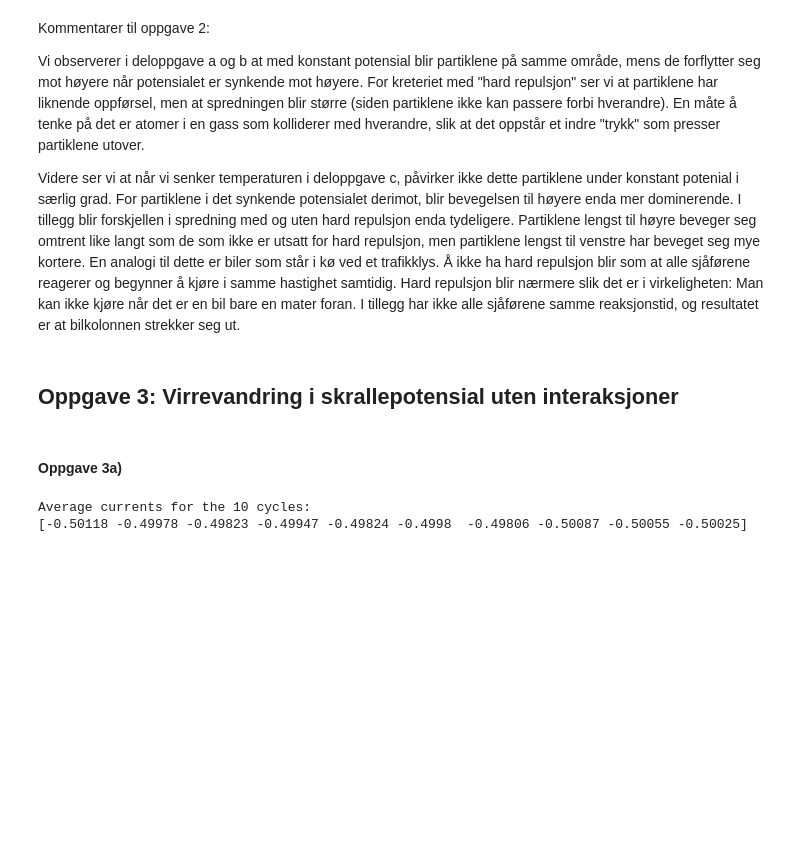
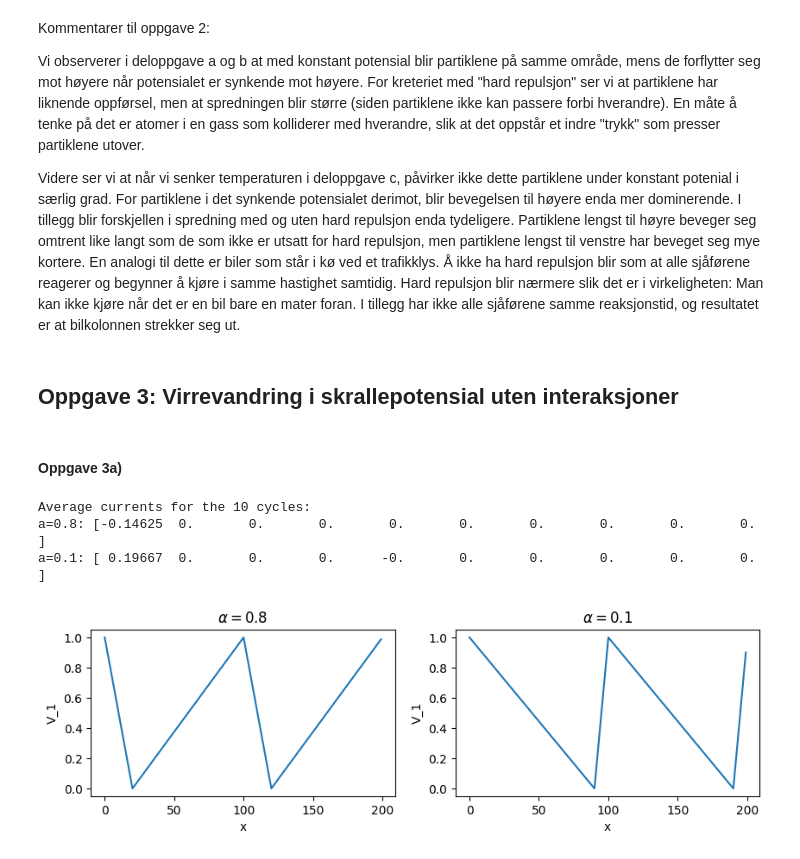
Before and after one commit to einaraarnaes/Prosjekt2, a Jupyter notebook: code.ipynb, the cells around one changed output. Cells and saved outputs as stored; diff of their text form; code cells hidden in the pictures; blank space fills up the shorter version.

```diff
--- a/code.ipynb
+++ b/code.ipynb
@@ -240,43 +241,64 @@ Videre ser vi at når vi senker temperaturen i deloppgave c, påvirker ikke dett
 # %%
 alpha = 0.8
 T_p = 500
 h = 1
 N_x = 100
 N_p = 12*N_x
 bk = 1000
 cycles = 10
 
 def V_1(x):
-    return np.where(x <= alpha*N_x, x/(alpha*N_x), x/((1-alpha)*N_x))
+    per_x = x%(N_x)-(1-alpha)*N_x
+    return np.where(per_x > 0, per_x/(alpha*N_x), -per_x/((1-alpha)*N_x))
 
-def V_2(x):
-    return 1
+p_0 = np.repeat(np.arange(0, 2*N_x, 1), N_p/(2*N_x))
 
+def run_cycles(cycles):
+    positions = np.repeat(np.arange(0, 2*N_x, 1), N_p/(2*N_x))
 
-positions = np.repeat(np.arange(0, 2*N_x, 1), N_p/(2*N_x))
+    currents = np.zeros(cycles)
 
-currents = np.zeros(cycles)
+    for i in range(cycles):
+        J_sum = 0
+        for j in range(T_p):
+            prev = positions
+            if j%2 == 0:
+                positions = random_walk(1, positions, V_2, bk)
+            else:
+                positions = random_walk(1, positions, V_1, bk)
 
-for i in range(cycles):
-    J_sum = 0
-    for j in range(2*N_x):
-        prev = positions
-        if j < N_x:
-            positions = random_walk(1, positions, V_1, bk)
-        else:
-            positions = random_walk(1, positions, V_2, bk)
+            J_sum += np.sum(positions-prev)
 
-        J_sum += np.sum(positions-prev)
+            positions = positions%(2*N_x)
 
-        positions = positions%(2*N_x)
+        currents[i] = J_sum/(N_p*2*N_x)
 
-    currents[i] = J_sum/(N_p*2*N_x)
+    return currents
 
+currents_1 = run_cycles(cycles)
+potential_curve_1 = V_1(p_0)
+alpha = 0.1
+currents_2 = run_cycles(cycles)
+potential_curve_2 = V_1(p_0)
 
 with np.printoptions(precision=5, suppress=True, linewidth = 100):
     print("Average currents for the 10 cycles:")
-    print(currents)
+    print(f"a=0.8: {currents_1}")
+    print(f"a=0.1: {currents_2}")
+
+fig, axs = plt.subplots(nrows = 1, ncols = 2, figsize=(10, 2.5))
+
+axs[0].plot(p_0, potential_curve_1)
+axs[1].plot(p_0, potential_curve_2)
+axs[0].set_title(r"$ \alpha = 0.8$")
+axs[1].set_title(r"$ \alpha = 0.1$")
+for ax in axs:
+    ax.set_xlabel("x")
+    ax.set_ylabel("V_1")
+plt.show()
 # %% [output]
 Average currents for the 10 cycles:
-[-0.50118 -0.49978 -0.49823 -0.49947 -0.49824 -0.4998  -0.49806 -0.50087 -0.50055 -0.50025]
+a=0.8: [-0.14625  0.       0.       0.       0.       0.       0.       0.       0.       0.     ]
+a=0.1: [ 0.19667  0.       0.       0.      -0.       0.       0.       0.       0.       0.     ]
+[figure, added]
 # %% [markdown]
```
Also changed, not shown: parts of 7 cells of this notebook.
